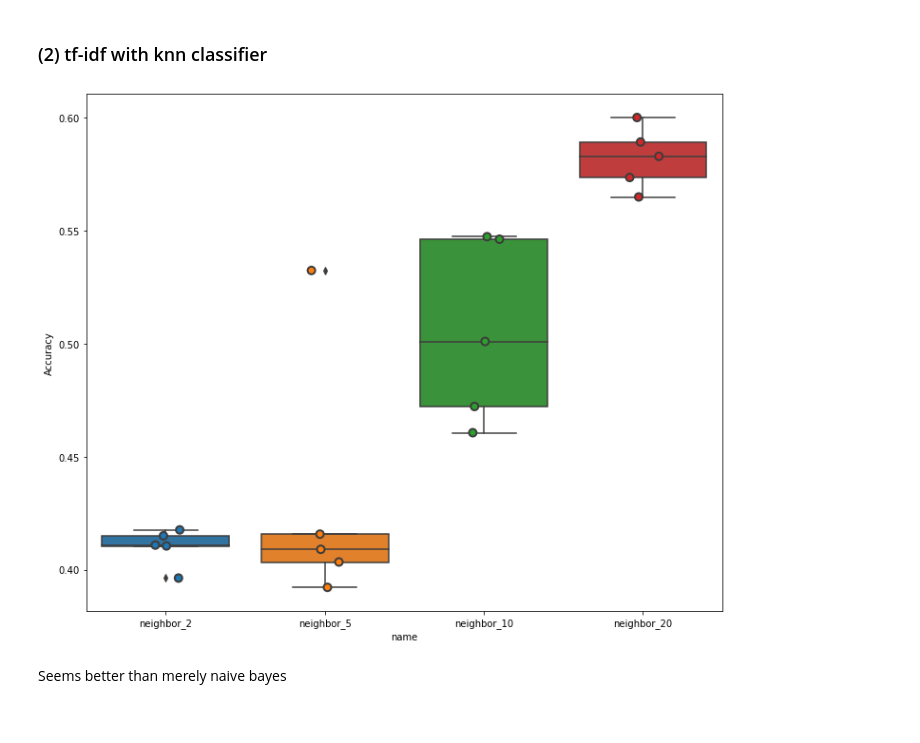
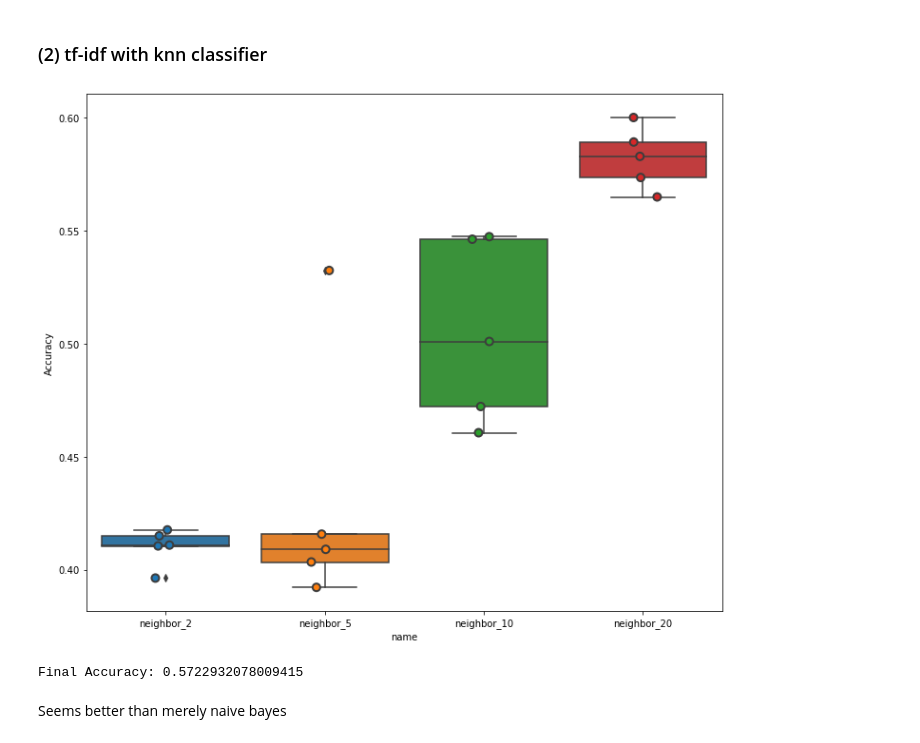
Before and after one commit to SupercarryNg/CouseraReview, a Jupyter notebook: sentiment_analysis.ipynb, the cells around one changed output. Saved outputs shown, nothing was run; the diff lists cells and outputs as text; code cells hidden in the pictures.

```diff
--- a/sentiment_analysis.ipynb
+++ b/sentiment_analysis.ipynb
@@ -198,34 +198,40 @@ from sklearn.neighbors import KNeighborsClassifier
 import seaborn as sns
 import matplotlib.pyplot as plt
 
 # perform text processing before fitting
 tfid = TfidfVectorizer()
 tfid.fit(X_train)
 
 X_train_tf = tfid.transform(X_train)
 X_test_tf = tfid.transform(X_test)
 
 neighbors = [2, 5, 10, 20]
 knn_names = ['neighbor_{}'.format(n) for n in neighbors]
 models = [KNeighborsClassifier(n_neighbors=n, p=2, metric='minkowski') for n in neighbors]
 
 scores = []
 
 for name, model in zip(knn_names, models):
     model_name = name
     model_scores = cross_val_score(estimator=model, X=X_train_tf.toarray(),
                                    y=y_train, cv=5, scoring='accuracy')
     for fold_idx, score in enumerate(model_scores):
         scores.append((model_name, fold_idx, score))
 
 cv_df = pd.DataFrame(scores, columns=['name', "fold_idx", "Accuracy"])
 
 fig, ax = plt.subplots(figsize=(12,10))
 sns.boxplot(x='name', y='Accuracy', data=cv_df)
 sns.stripplot(x='name', y='Accuracy', data=cv_df, size=8, jitter=True, edgecolor='gray', linewidth=2)
 plt.show()
+
+final_knn = KNeighborsClassifier(n_neighbors=20, p=2, metric='minkowski')
+final_knn.fit(X_train_tf.toarray(), y_train)
+print ("Final Accuracy: %s"
+       % accuracy_score(y_test, final_knn.predict(X_test_tf.toarray())))
 # %% [output]
-[figure, old version]
+[figure, new version]
+Final Accuracy: 0.5722932078009415
 # %% [markdown]
 Seems better than merely naive bayes
 # %% [markdown]
```
Also changed, not shown: parts of 2 cells of this notebook.
